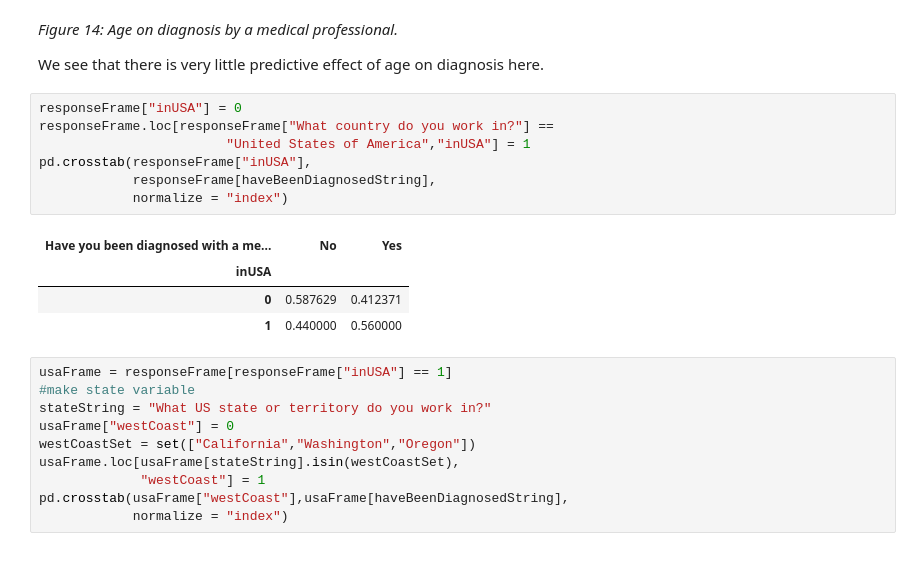
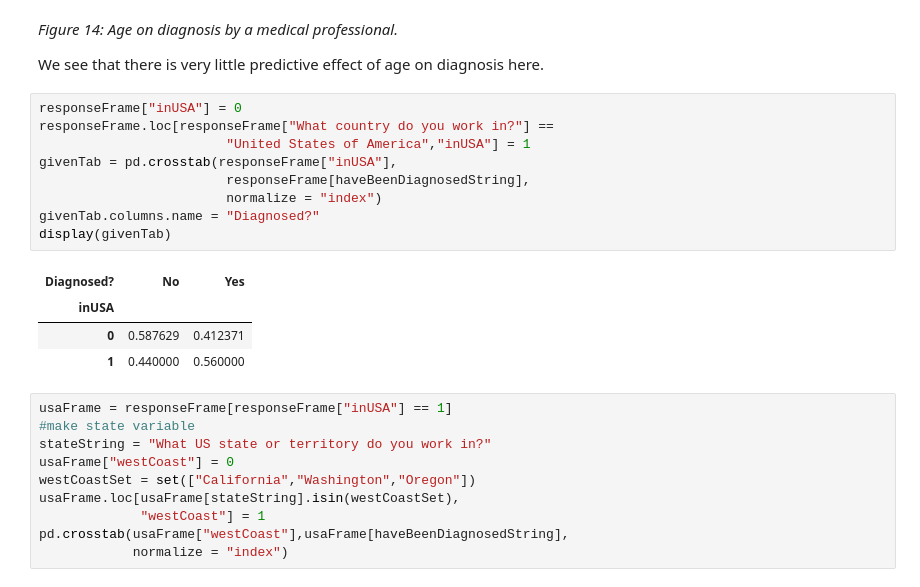
Before and after one commit to PLBMR/mentalHealthDataAnalysis, a Jupyter notebook: osmiMentalHealthInTech/analysis/exploratoryDataAnalysis.ipynb, the cells around one changed output. Cells and saved outputs as stored; diff of their text form.

```diff
--- a/osmiMentalHealthInTech/analysis/exploratoryDataAnalysis.ipynb
+++ b/osmiMentalHealthInTech/analysis/exploratoryDataAnalysis.ipynb
@@ -476,12 +484,14 @@ We see that there is very little predictive effect of age on diagnosis here.
 # %%
 responseFrame["inUSA"] = 0
 responseFrame.loc[responseFrame["What country do you work in?"] ==
                         "United States of America","inUSA"] = 1
-pd.crosstab(responseFrame["inUSA"],
-            responseFrame[haveBeenDiagnosedString],
-            normalize = "index")
+givenTab = pd.crosstab(responseFrame["inUSA"],
+                        responseFrame[haveBeenDiagnosedString],
+                        normalize = "index")
+givenTab.columns.name = "Diagnosed?"
+display(givenTab)
 # %% [output]
-| Have you been diagnosed with a me... | No | Yes |
+| Diagnosed? | No | Yes |
 | inUSA |  |  |
 | 0 | 0.587629 | 0.412371 |
 | 1 | 0.440000 | 0.560000 |
```
Also changed, not shown: parts of 5 cells of this notebook, 18 other files.
